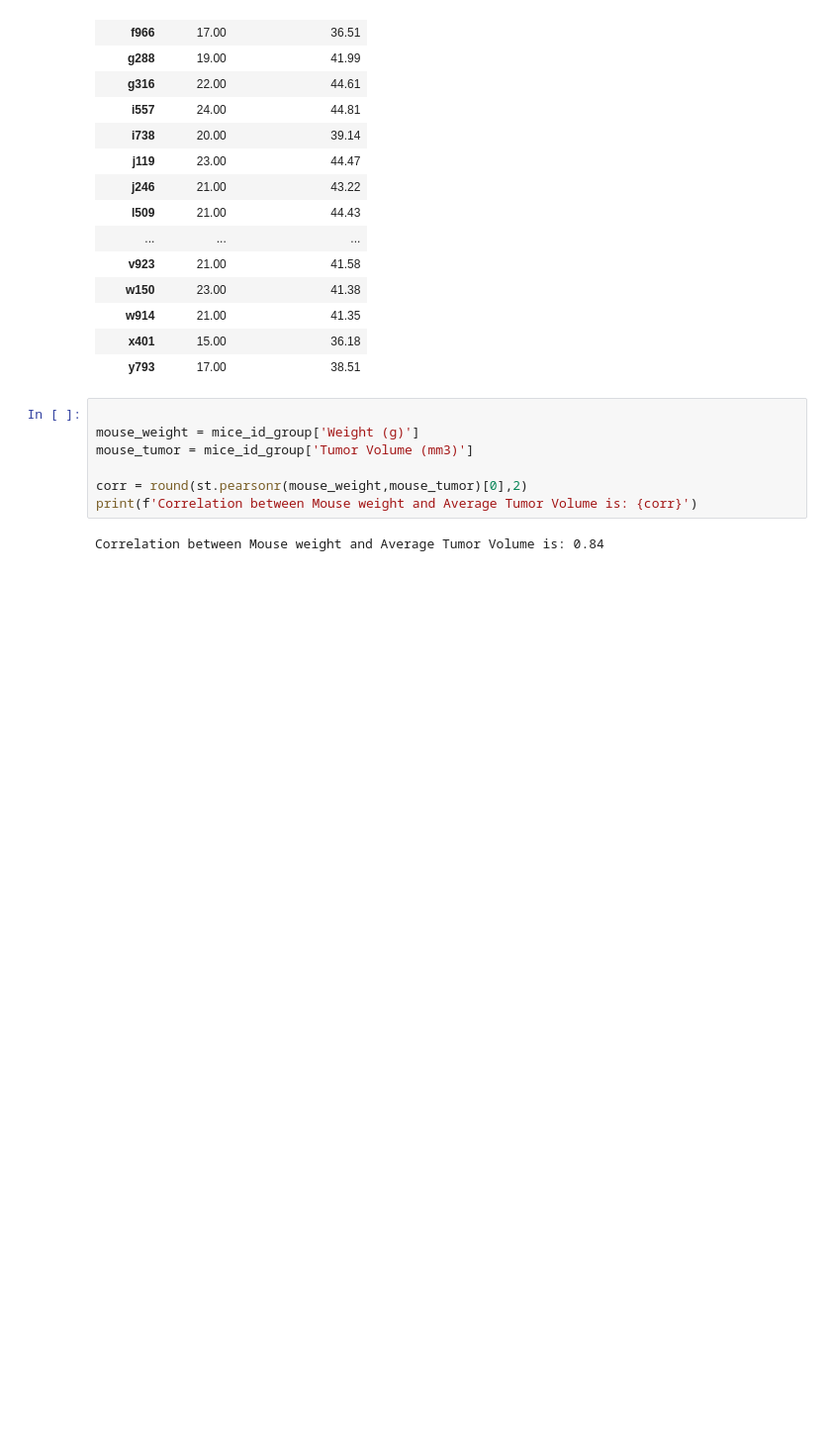
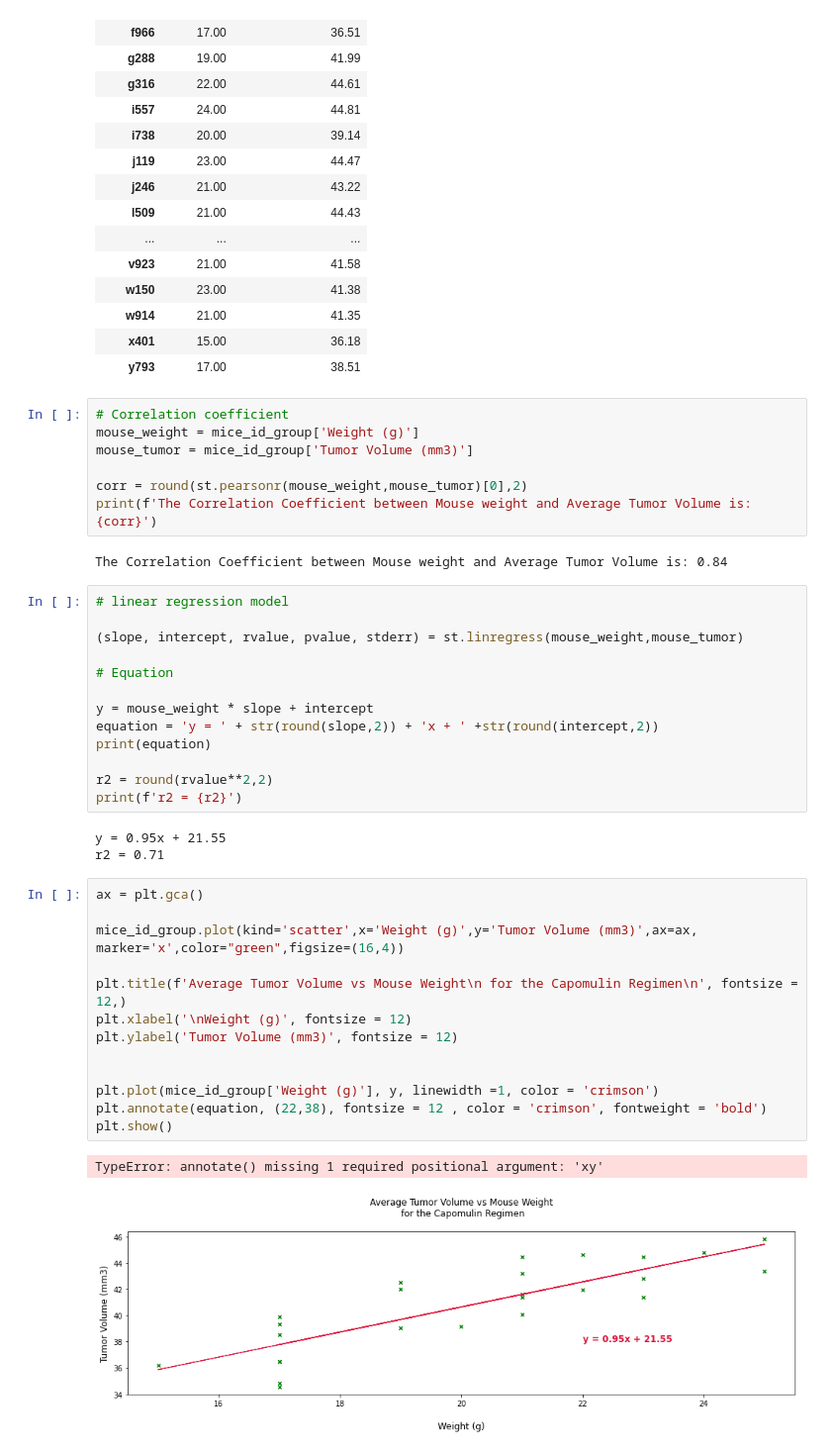
Before and after one commit to uldom/Matplotlib_Challenge, a Jupyter notebook: Pymaceuticals/pymaceuticals_starter.ipynb, the cells around one changed output. Shown at 99% size. Saved outputs shown, nothing was run; the diff lists cells and outputs as text; blank space fills up the shorter version.

Commit message:
Linear Regression

```diff
--- a/Pymaceuticals/pymaceuticals_starter.ipynb
+++ b/Pymaceuticals/pymaceuticals_starter.ipynb
@@ -488,11 +488,43 @@ mice_id_group
 | x401 | 15.00 | 36.18 |
 | y793 | 17.00 | 38.51 |
 # %%
-
+# Correlation coefficient
 mouse_weight = mice_id_group['Weight (g)']
 mouse_tumor = mice_id_group['Tumor Volume (mm3)']
 
 corr = round(st.pearsonr(mouse_weight,mouse_tumor)[0],2)
-print(f'Correlation between Mouse weight and Average Tumor Volume is: {corr}')
+print(f'The Correlation Coefficient between Mouse weight and Average Tumor Volume is: {corr}')
 # %% [output]
-Correlation between Mouse weight and Average Tumor Volume is: 0.84
+The Correlation Coefficient between Mouse weight and Average Tumor Volume is: 0.84
+# %%
+# linear regression model
+
+(slope, intercept, rvalue, pvalue, stderr) = st.linregress(mouse_weight,mouse_tumor)
+
+# Equation
+
+y = mouse_weight * slope + intercept
+equation = 'y = ' + str(round(slope,2)) + 'x + ' +str(round(intercept,2))
+print(equation)
+
+r2 = round(rvalue**2,2)
+print(f'r2 = {r2}')
+# %% [output]
+y = 0.95x + 21.55
+r2 = 0.71
+# %%
+ax = plt.gca()
+
+mice_id_group.plot(kind='scatter',x='Weight (g)',y='Tumor Volume (mm3)',ax=ax, marker='x',color="green",figsize=(16,4))
+
+plt.title(f'Average Tumor Volume vs Mouse Weight\n for the Capomulin Regimen\n', fontsize = 12,)
+plt.xlabel('\nWeight (g)', fontsize = 12)
+plt.ylabel('Tumor Volume (mm3)', fontsize = 12)
+
+
+plt.plot(mice_id_group['Weight (g)'], y, linewidth =1, color = 'crimson')
+plt.annotate(equation, (22,38), fontsize = 12 , color = 'crimson', fontweight = 'bold')
+plt.show()
+# %% [output]
+TypeError: annotate() missing 1 required positional argument: 'xy'
+[figure, added]
```
